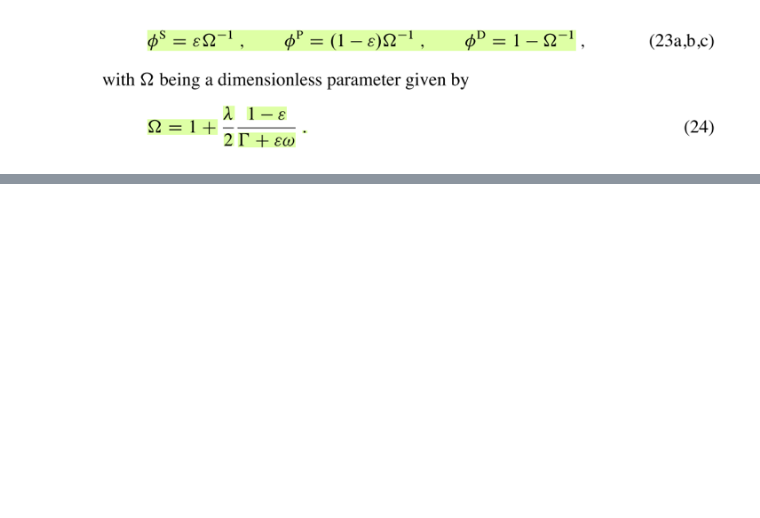
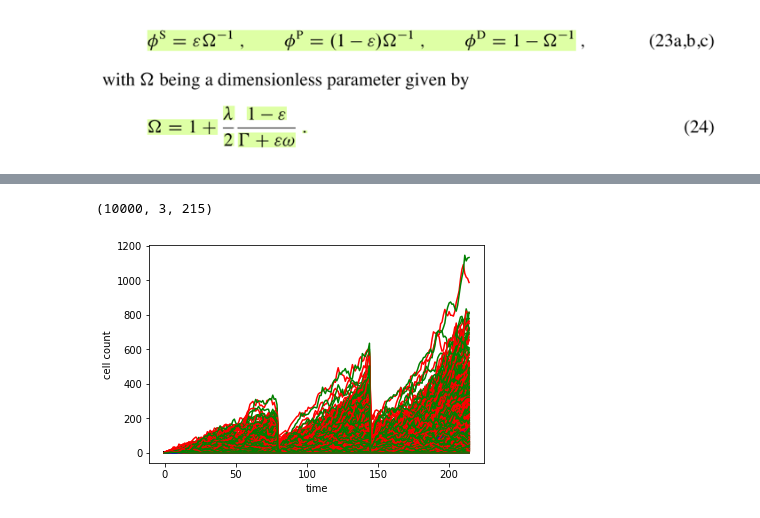
Before and after one commit to HuairenZhang/glioblastoma, a Jupyter notebook: ClonalGrowthSimulation.ipynb, the cells around one changed output, grey strips where cells are left out. Cells and saved outputs as stored; diff of their text form; code cells hidden in the pictures; blank space fills up the shorter version.

```diff
--- a/ClonalGrowthSimulation.ipynb
+++ b/ClonalGrowthSimulation.ipynb
@@ -679,0 +304,8 @@ cellExpansion(averageGrowth)
+# %%
+np.shape(multiGrowth)
+# %% [output]
+(10000, 3, 215)
+# %%
+multiGrowthPlot(multiGrowth)
+# %% [output]
+[figure, added]
```
Also changed, not shown: parts of 77 cells of this notebook.
